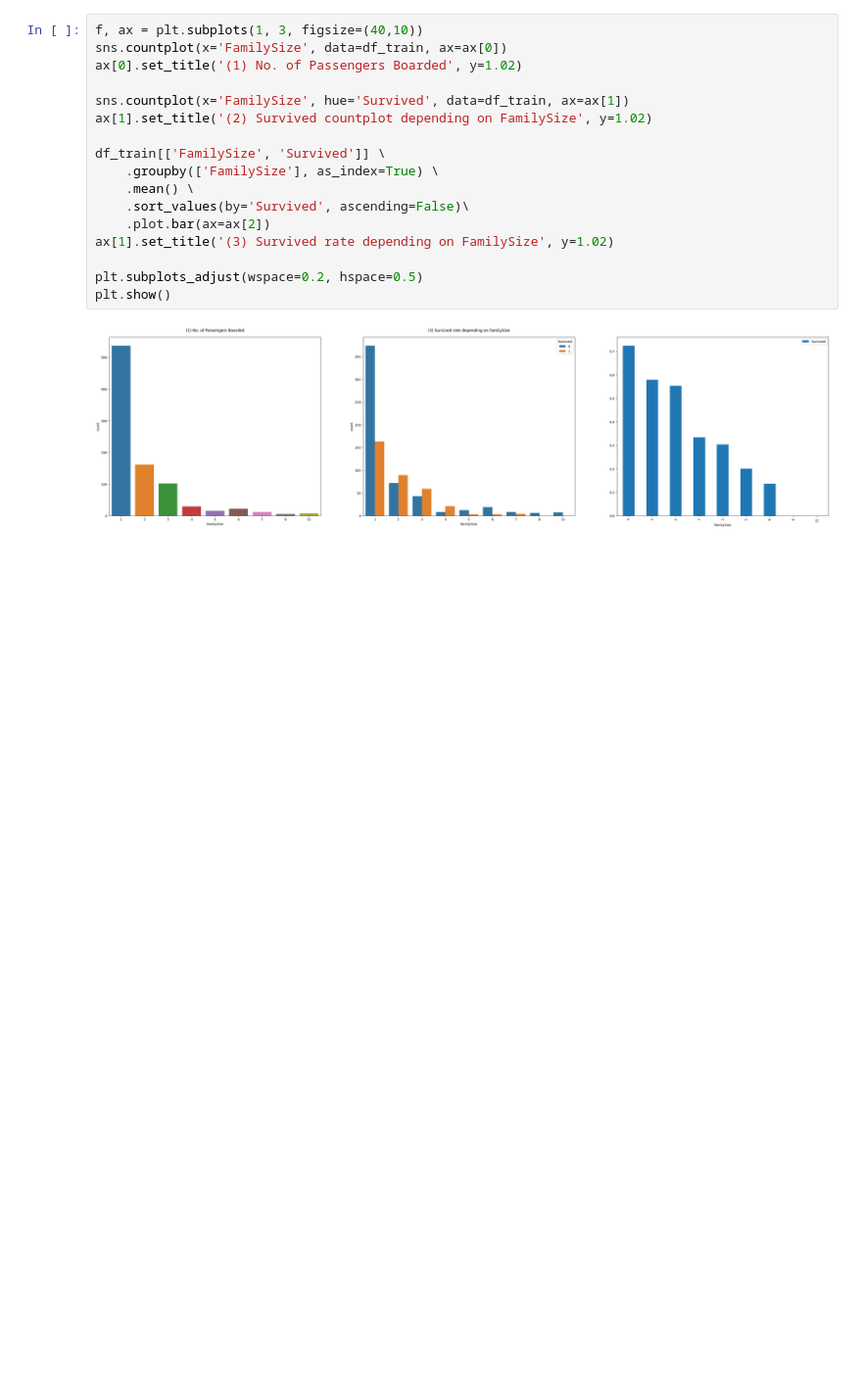
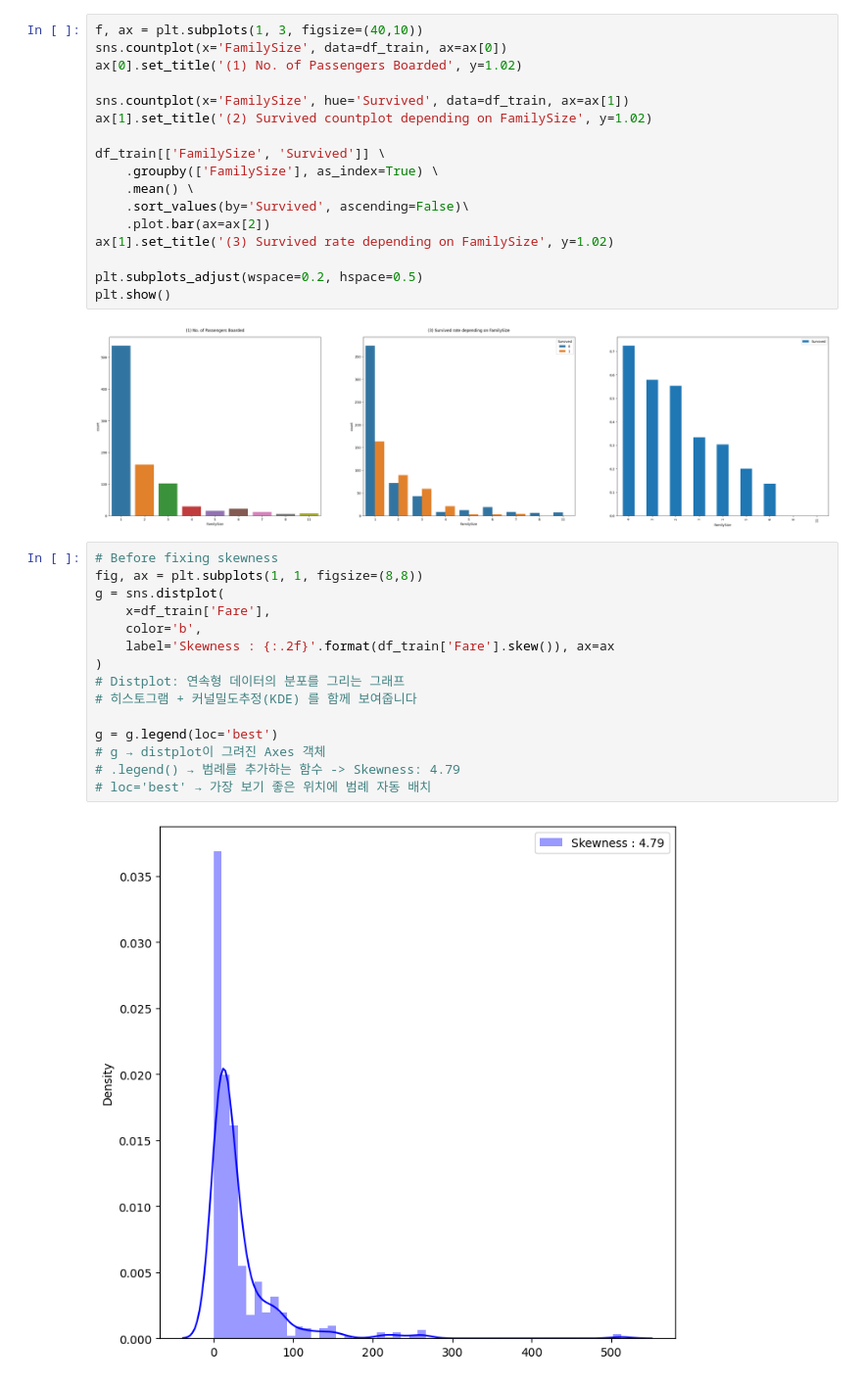
Before and after one commit to finn1729/Kaggle_Titanic, a Jupyter notebook: jun-bd-titanic.ipynb, the cells around one changed output. Shown at 98% size. Drawn from its saved outputs; the diff is of its cells as text; blank space fills up the shorter version.

```diff
--- a/jun-bd-titanic.ipynb
+++ b/jun-bd-titanic.ipynb
@@ -408,3 +408,20 @@ plt.subplots_adjust(wspace=0.2, hspace=0.5)
 plt.show()
 # %% [output]
 [figure]
+# %%
+# Before fixing skewness
+fig, ax = plt.subplots(1, 1, figsize=(8,8))
+g = sns.distplot(
+    x=df_train['Fare'],
+    color='b',
+    label='Skewness : {:.2f}'.format(df_train['Fare'].skew()), ax=ax
+)
+# Distplot: 연속형 데이터의 분포를 그리는 그래프
+# 히스토그램 + 커널밀도추정(KDE) 를 함께 보여줍니다
+
+g = g.legend(loc='best')
+# g → distplot이 그려진 Axes 객체
+# .legend() → 범례를 추가하는 함수 -> Skewness: 4.79
+# loc='best' → 가장 보기 좋은 위치에 범례 자동 배치
+# %% [output]
+[figure, added]
```
Also changed, not shown: parts of 4 cells of this notebook.
